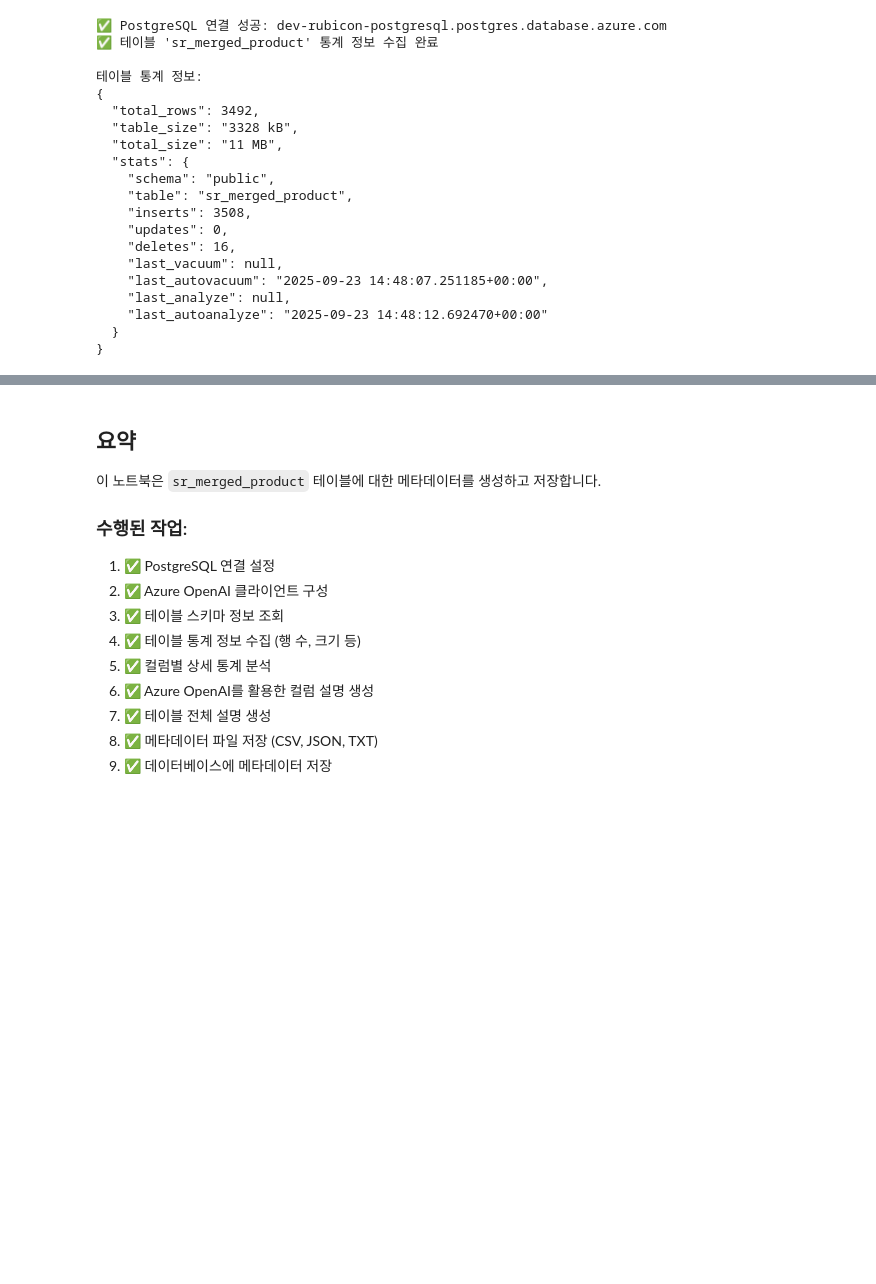
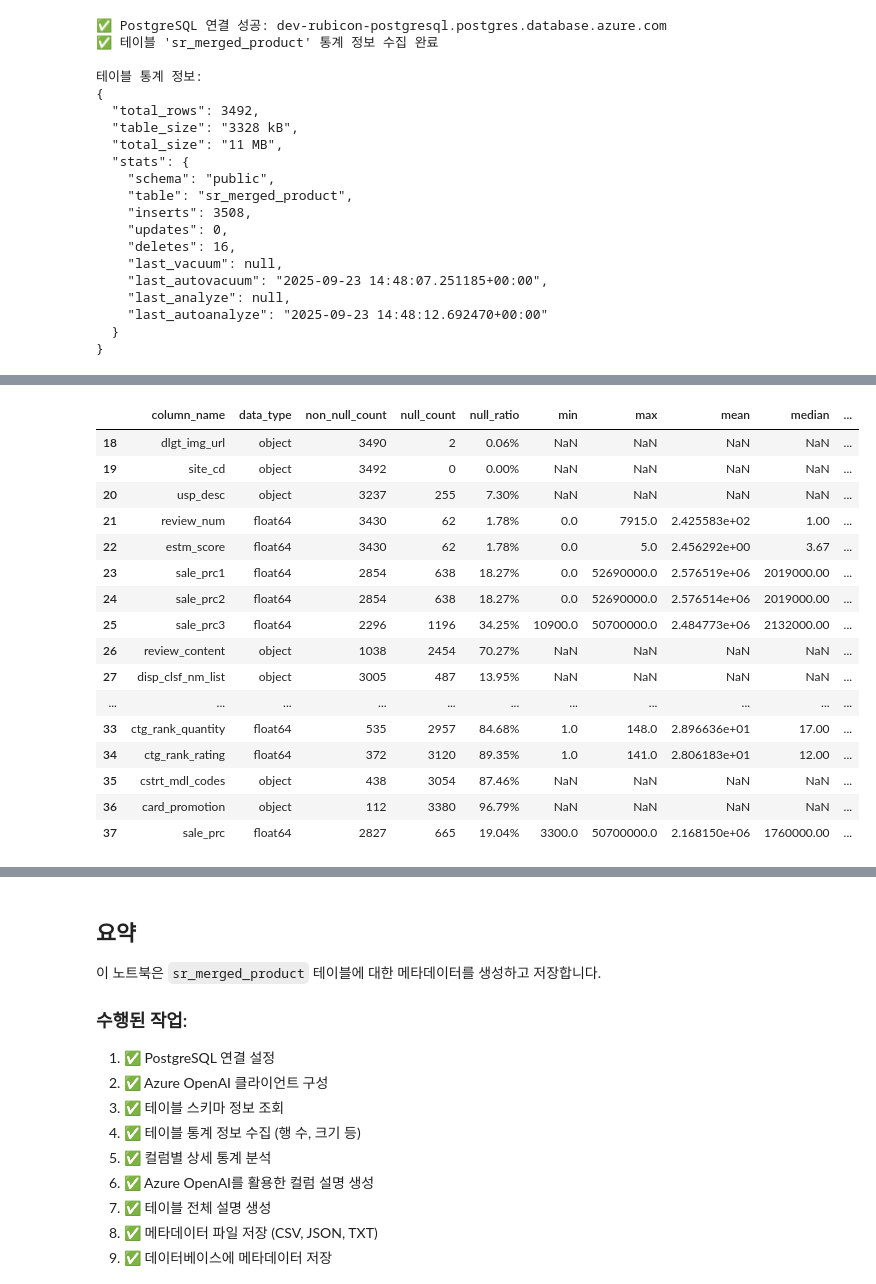
Before and after one commit to sm1835dh/dev_sr_preperation, a Jupyter notebook: notebooks/generate_metadata.ipynb, the cells around one changed output, grey strips where cells are left out. Saved outputs shown, nothing was run; the diff lists cells and outputs as text; code cells hidden in the pictures; blank space fills up the shorter version.

```diff
--- a/notebooks/generate_metadata.ipynb
+++ b/notebooks/generate_metadata.ipynb
@@ -76,30 +76,43 @@ openai_client = get_openai_client()
 # %%
 # 4. 테이블 스키마 정보 조회
 def get_table_schema(table_name='sr_merged_product'):
-    """테이블 스키마 정보 조회"""
+    """테이블 스키마 정보 조회 (코멘트 포함)"""
     conn = get_db_connection()
     if not conn:
         return None
 
     try:
+        # PostgreSQL에서 컬럼 정보와 코멘트를 함께 조회
         query = """
         SELECT
-            column_name,
-            data_type,
-            character_maximum_length,
-            numeric_precision,
-            numeric_scale,
-            is_nullable,
-            column_default
-        FROM information_schema.columns
-        WHERE table_schema = 'public'
-        AND table_name = %s
-        ORDER BY ordinal_position;
+            c.column_name,
+            c.data_type,
+            c.character_maximum_length,
+            c.numeric_precision,
+            c.numeric_scale,
+            c.is_nullable,
+            c.column_default,
+            pgd.description as column_comment
+        FROM information_schema.columns c
+        LEFT JOIN pg_catalog.pg_statio_all_tables as st
+            ON c.table_schema = st.schemaname
+            AND c.table_name = st.relname
+        LEFT JOIN pg_catalog.pg_description pgd
+            ON pgd.objoid = st.relid
+            AND pgd.objsubid = c.ordinal_position
+        WHERE c.table_schema = 'public'
+        AND c.table_name = %s
+        ORDER BY c.ordinal_position;
         """
 
         df_schema = pd.read_sql_query(query, conn, params=(table_name,))
         print(f"✅ 테이블 '{table_name}' 스키마 조회 성공")
         print(f"   - 컬럼 수: {len(df_schema)}")
+
+        # 코멘트가 있는 컬럼 수 확인
+        comment_count = df_schema['column_comment'].notna().sum()
+        print(f"   - 코멘트가 있는 컬럼: {comment_count}개")
+
         return df_schema
 
     except Exception as e:
@@ -373,3 +447,23 @@ if df_column_stats is not None:
+# %%
+display(df_column_stats.tail(20))
+# %% [output]
+|  | column_name | data_type | non_null_count | null_count | null_ratio | min | max | mean | median | ... |
+| 18 | dlgt_img_url | object | 3490 | 2 | 0.06% | NaN | NaN | NaN | NaN | ... |
+| 19 | site_cd | object | 3492 | 0 | 0.00% | NaN | NaN | NaN | NaN | ... |
+| 20 | usp_desc | object | 3237 | 255 | 7.30% | NaN | NaN | NaN | NaN | ... |
+| 21 | review_num | float64 | 3430 | 62 | 1.78% | 0.0 | 7915.0 | 2.425583e+02 | 1.00 | ... |
+| 22 | estm_score | float64 | 3430 | 62 | 1.78% | 0.0 | 5.0 | 2.456292e+00 | 3.67 | ... |
+| 23 | sale_prc1 | float64 | 2854 | 638 | 18.27% | 0.0 | 52690000.0 | 2.576519e+06 | 2019000.00 | ... |
+| 24 | sale_prc2 | float64 | 2854 | 638 | 18.27% | 0.0 | 52690000.0 | 2.576514e+06 | 2019000.00 | ... |
+| 25 | sale_prc3 | float64 | 2296 | 1196 | 34.25% | 10900.0 | 50700000.0 | 2.484773e+06 | 2132000.00 | ... |
+| 26 | review_content | object | 1038 | 2454 | 70.27% | NaN | NaN | NaN | NaN | ... |
+| 27 | disp_clsf_nm_list | object | 3005 | 487 | 13.95% | NaN | NaN | NaN | NaN | ... |
+| ... | ... | ... | ... | ... | ... | ... | ... | ... | ... | ... |
+| 33 | ctg_rank_quantity | float64 | 535 | 2957 | 84.68% | 1.0 | 148.0 | 2.896636e+01 | 17.00 | ... |
+| 34 | ctg_rank_rating | float64 | 372 | 3120 | 89.35% | 1.0 | 141.0 | 2.806183e+01 | 12.00 | ... |
+| 35 | cstrt_mdl_codes | object | 438 | 3054 | 87.46% | NaN | NaN | NaN | NaN | ... |
+| 36 | card_promotion | object | 112 | 3380 | 96.79% | NaN | NaN | NaN | NaN | ... |
+| 37 | sale_prc | float64 | 2827 | 665 | 19.04% | 3300.0 | 50700000.0 | 2.168150e+06 | 1760000.00 | ... |
 # %%
 # 7. Azure OpenAI를 활용한 컬럼 설명 생성
 def generate_column_description(column_info, table_context='sr_merged_product'):
```
Also changed, not shown: parts of 7 cells of this notebook.
